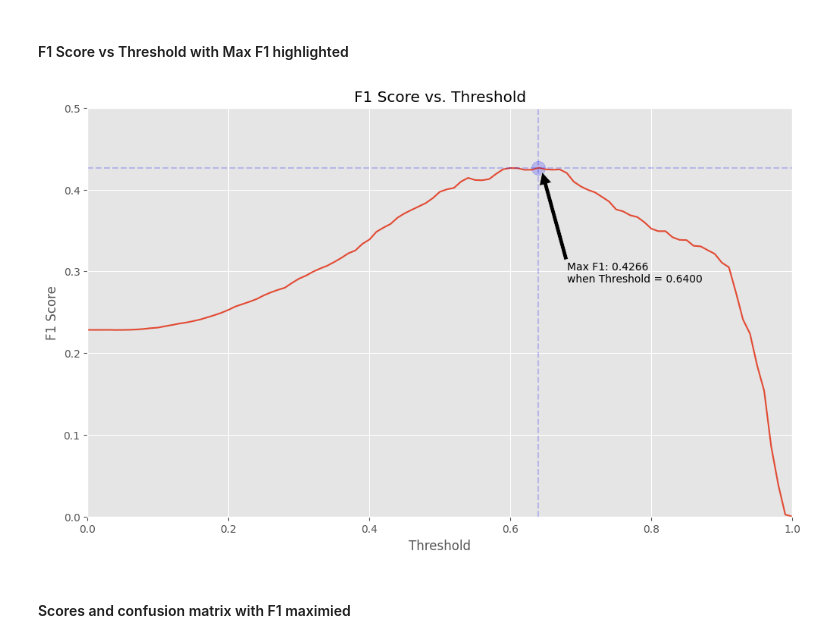
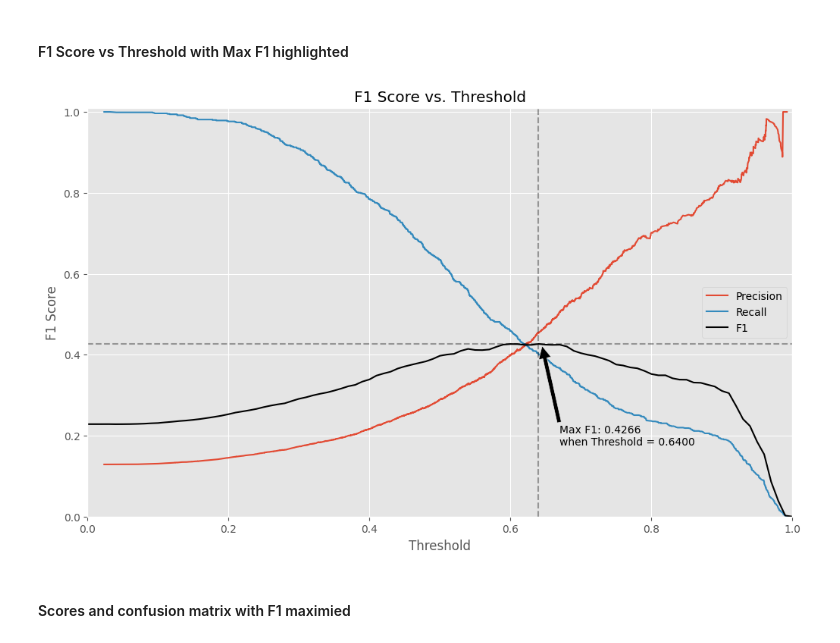
Before and after one commit to Joe-ElM/Used-Cars-Sales, a Jupyter notebook: Notebooks/4. LR Model.ipynb, the cells around one changed output. Saved outputs shown, nothing was run; the diff lists cells and outputs as text; code cells hidden in the pictures.

Commit message:
precision/recfall/f1 plot added

```diff
--- a/Notebooks/4. LR Model.ipynb
+++ b/Notebooks/4. LR Model.ipynb
@@ -226,40 +226,47 @@ Scoring of GridSearch Optimised LR with 50% Threshold
 # %% [markdown]
 #### F1 Score vs Threshold with Max F1 highlighted
 # %%
+# Find the f1 score for each threshold
 fig, ax = plt.subplots(figsize= (12,7))
+
+
+p_curve, r_curve, t_curve =  precision_recall_curve(y_test, model_lr_grid.predict_proba(X_test)[:,1])
+plt.plot(t_curve, p_curve[:-1], label = 'Precision')
+plt.plot(t_curve, r_curve[:-1], label = 'Recall')
+# -------------------------------------------------------------------------------------------------
+
 f1 = []
-
 threshold = np.linspace(0,1,101)
 for level in threshold:
     y_pred  = model_lr_grid.predict_proba(X_test)[:,1] > level
     f1.append(f1_score(y_test, y_pred))
 # --------------------------------------------------------------
 
 max_f1_index     = np.argmax(f1)
 max_f1_threshold = threshold[max_f1_index]
 max_f1_value     = f1[max_f1_index]
 #---------------------------------------------------------------
 
-sns.lineplot(x   = threshold, y =f1)
-plt.scatter([max_f1_threshold], [f1[max_f1_index]], marker='o', s = 175, color='blue', alpha=0.2, label='Max F1')
-plt.axvline(x = max_f1_threshold, linestyle='--', color = 'blue', alpha = 0.2)
-plt.axhline(y = f1[max_f1_index], linestyle='--', color='blue'  , alpha=0.2)
+sns.lineplot(x   = threshold, y =f1, label = 'F1', color = 'black')
+# plt.scatter([max_f1_threshold], [f1[max_f1_index]], marker='o', s = 175, color='blue', alpha=0.2, label='Max F1')
+plt.axvline(x = max_f1_threshold, linestyle='--', color = 'black', alpha = 0.35)
+plt.axhline(y = f1[max_f1_index], linestyle='--', color='black'  , alpha=0.35)
 
 
 plt.annotate(f'Max F1: {max_f1_value:.4f} \nwhen Threshold = {max_f1_threshold:.4f}',
              xy         = (max_f1_threshold + 0.005, max_f1_value - 0.005),
-             xytext     = (max_f1_threshold + 0.04, max_f1_value - 0.14),
+             xytext     = (max_f1_threshold + 0.03, max_f1_value - 0.25),
              arrowprops = dict(facecolor='black'),
              )
 
 
 plt.xlabel('Threshold')
 plt.ylabel('F1 Score')
 plt.title('F1 Score vs. Threshold')
-ax.set_xlim(left=0  , right=1)
-ax.set_ylim(bottom=0, top=0.5);
+ax.set_xlim(left   = 0, right = 1)
+ax.set_ylim(bottom = 0, top = 1.01);
 # %% [output]
-[figure, old version]
+[figure, new version]
 # %% [markdown]
 #### Scores and confusion matrix with F1 maximied
 # %%
```
Also changed, not shown: parts of 2 cells of this notebook, 2 other files.
